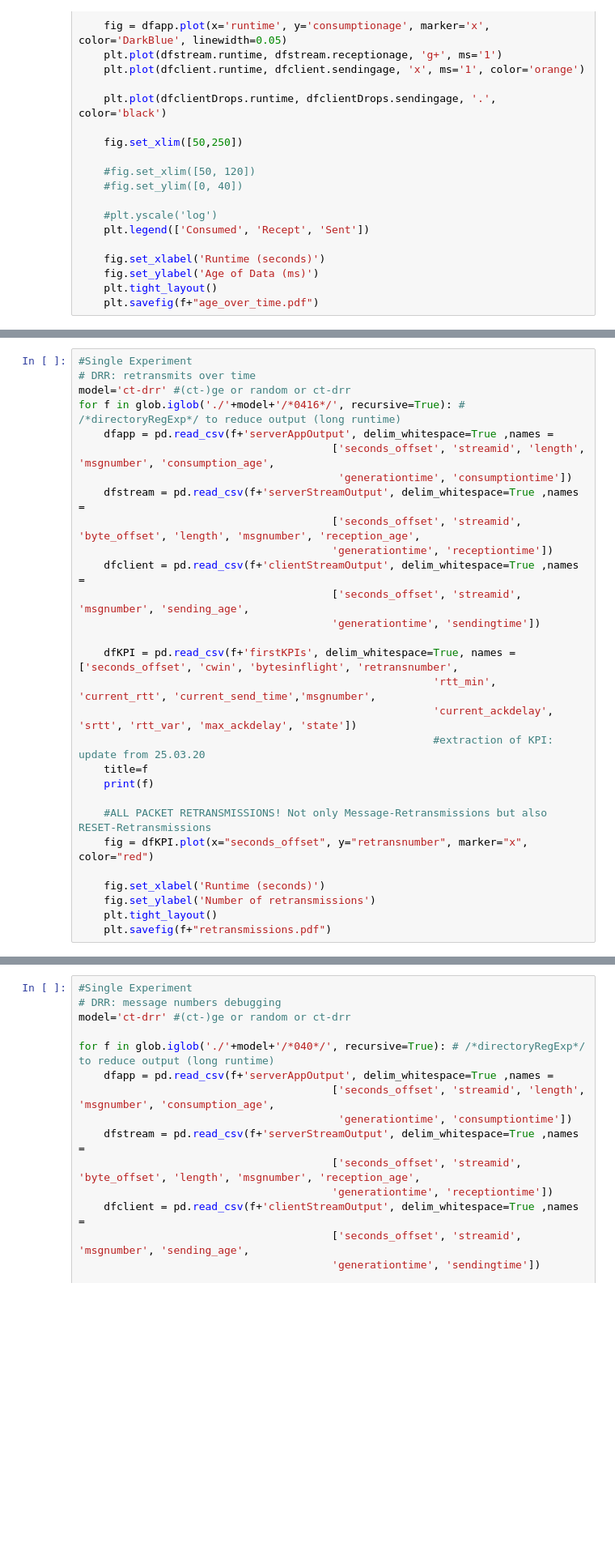
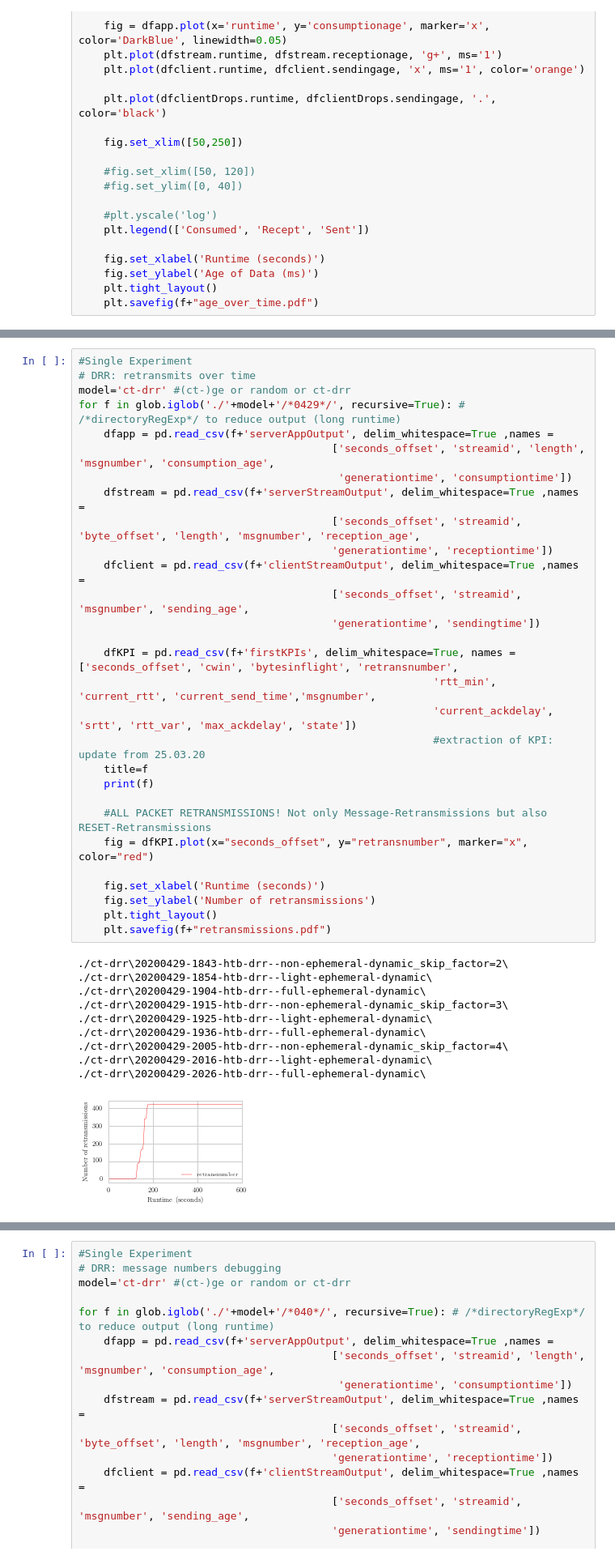
Before and after one commit to Timo2907/picoquic, a Jupyter notebook: experiments/results/eval_plot.ipynb, the cells around one changed output, grey strips where cells are left out. Shown at 81% size. Cells and saved outputs as stored; diff of their text form; blank space fills up the shorter version.

```diff
--- a/experiments/results/eval_plot.ipynb
+++ b/experiments/results/eval_plot.ipynb
@@ -942,29 +924,40 @@ for f in glob.iglob('./'+model+'/*0422*/', recursive=True): # /*directoryRegExp*
 # %%
 #Single Experiment
 # DRR: retransmits over time
 model='ct-drr' #(ct-)ge or random or ct-drr
-for f in glob.iglob('./'+model+'/*0416*/', recursive=True): # /*directoryRegExp*/ to reduce output (long runtime)
+for f in glob.iglob('./'+model+'/*0429*/', recursive=True): # /*directoryRegExp*/ to reduce output (long runtime)
     dfapp = pd.read_csv(f+'serverAppOutput', delim_whitespace=True ,names =
                                         ['seconds_offset', 'streamid', 'length', 'msgnumber', 'consumption_age',
                                          'generationtime', 'consumptiontime'])
     dfstream = pd.read_csv(f+'serverStreamOutput', delim_whitespace=True ,names =
                                         ['seconds_offset', 'streamid', 'byte_offset', 'length', 'msgnumber', 'reception_age',
                                         'generationtime', 'receptiontime'])
     dfclient = pd.read_csv(f+'clientStreamOutput', delim_whitespace=True ,names =
                                         ['seconds_offset', 'streamid', 'msgnumber', 'sending_age',
                                         'generationtime', 'sendingtime'])
 
     dfKPI = pd.read_csv(f+'firstKPIs', delim_whitespace=True, names = ['seconds_offset', 'cwin', 'bytesinflight', 'retransnumber',
                                                         'rtt_min', 'current_rtt', 'current_send_time','msgnumber',
                                                         'current_ackdelay', 'srtt', 'rtt_var', 'max_ackdelay', 'state'])
                                                         #extraction of KPI: update from 25.03.20
     title=f
     print(f)
 
     #ALL PACKET RETRANSMISSIONS! Not only Message-Retransmissions but also RESET-Retransmissions
     fig = dfKPI.plot(x="seconds_offset", y="retransnumber", marker="x", color="red")
 
     fig.set_xlabel('Runtime (seconds)')
     fig.set_ylabel('Number of retransmissions')
     plt.tight_layout()
     plt.savefig(f+"retransmissions.pdf")
+# %% [output]
+./ct-drr\20200429-1843-htb-drr--non-ephemeral-dynamic_skip_factor=2\
+./ct-drr\20200429-1854-htb-drr--light-ephemeral-dynamic\
+./ct-drr\20200429-1904-htb-drr--full-ephemeral-dynamic\
+./ct-drr\20200429-1915-htb-drr--non-ephemeral-dynamic_skip_factor=3\
+./ct-drr\20200429-1925-htb-drr--light-ephemeral-dynamic\
+./ct-drr\20200429-1936-htb-drr--full-ephemeral-dynamic\
+./ct-drr\20200429-2005-htb-drr--non-ephemeral-dynamic_skip_factor=4\
+./ct-drr\20200429-2016-htb-drr--light-ephemeral-dynamic\
+./ct-drr\20200429-2026-htb-drr--full-ephemeral-dynamic\
+[figure, added]
```
Also changed, not shown: parts of 4 cells of this notebook, 4 other files.
